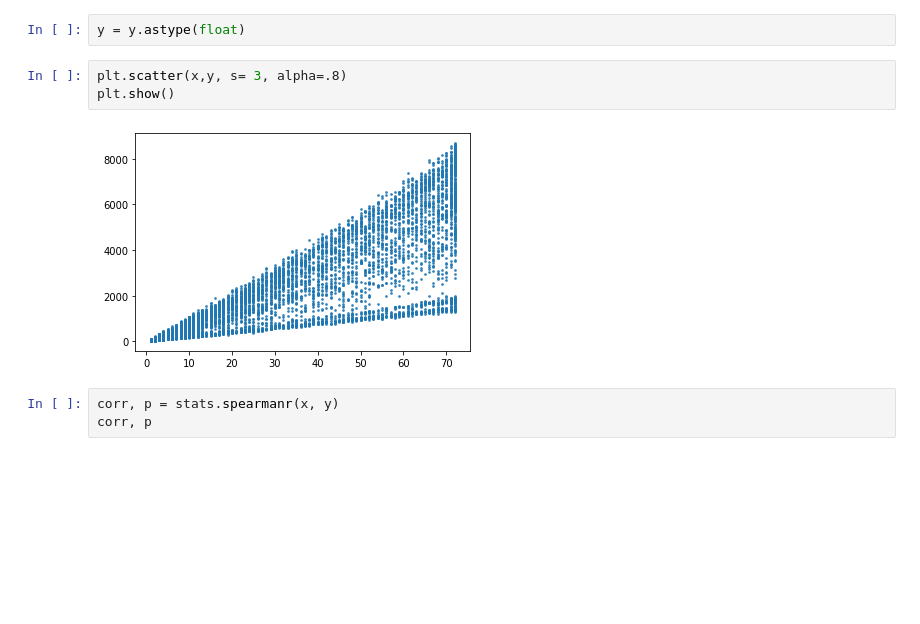
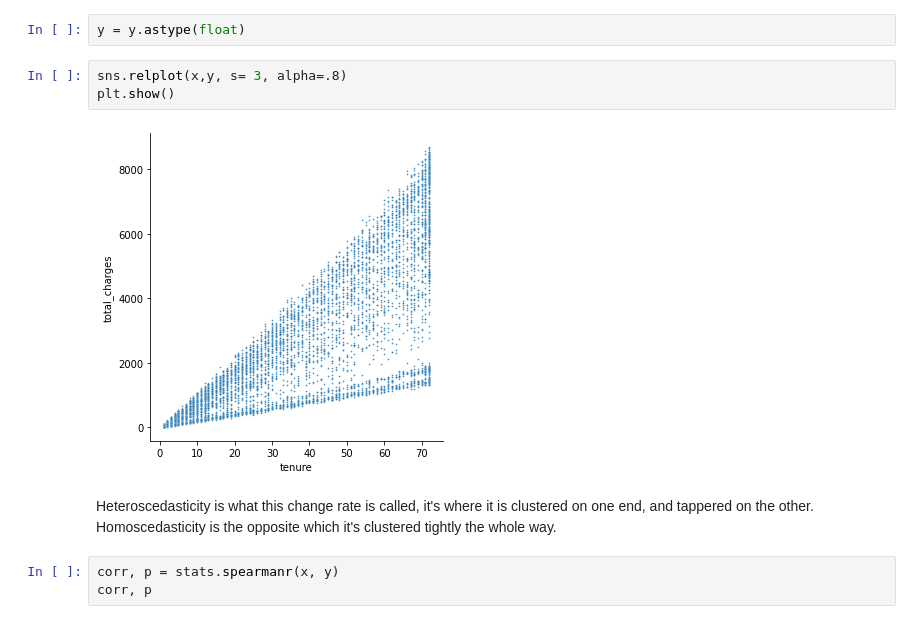
Before and after one commit to JenniferMLewis/statistics-exercises, a Jupyter notebook: hypothesis_testing.ipynb, the cells around one changed output. Saved outputs shown, nothing was run; the diff lists cells and outputs as text; blank space fills up the shorter version.

```diff
--- a/hypothesis_testing.ipynb
+++ b/hypothesis_testing.ipynb
@@ -151,10 +154,12 @@ y = tc_df.total_charges
 # %%
 y = y.astype(float)
 # %%
-plt.scatter(x,y, s= 3, alpha=.8)
+sns.relplot(x,y, s= 3, alpha=.8)
 plt.show()
 # %% [output]
-[figure, old version]
+[figure, new version]
+# %% [markdown]
+Heteroscedasticity is what this change rate is called, it's where it is clustered on one end, and tappered on the other. Homoscedasticity is the opposite which it's clustered tightly the whole way.
 # %%
 corr, p = stats.spearmanr(x, y)
 corr, p
```
Also changed, not shown: parts of 34 cells of this notebook.
